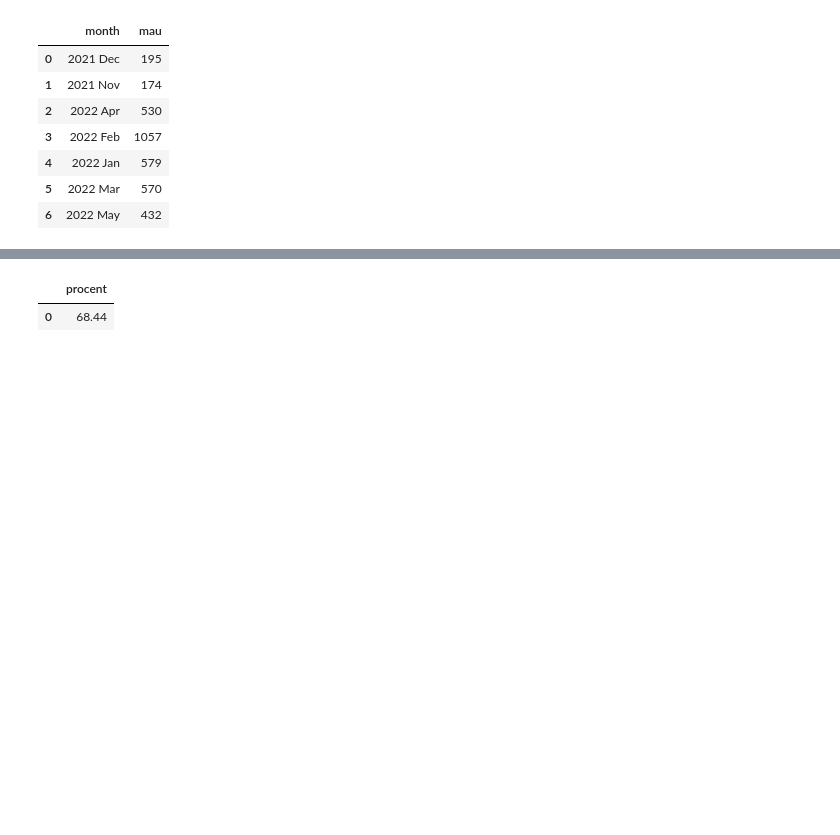
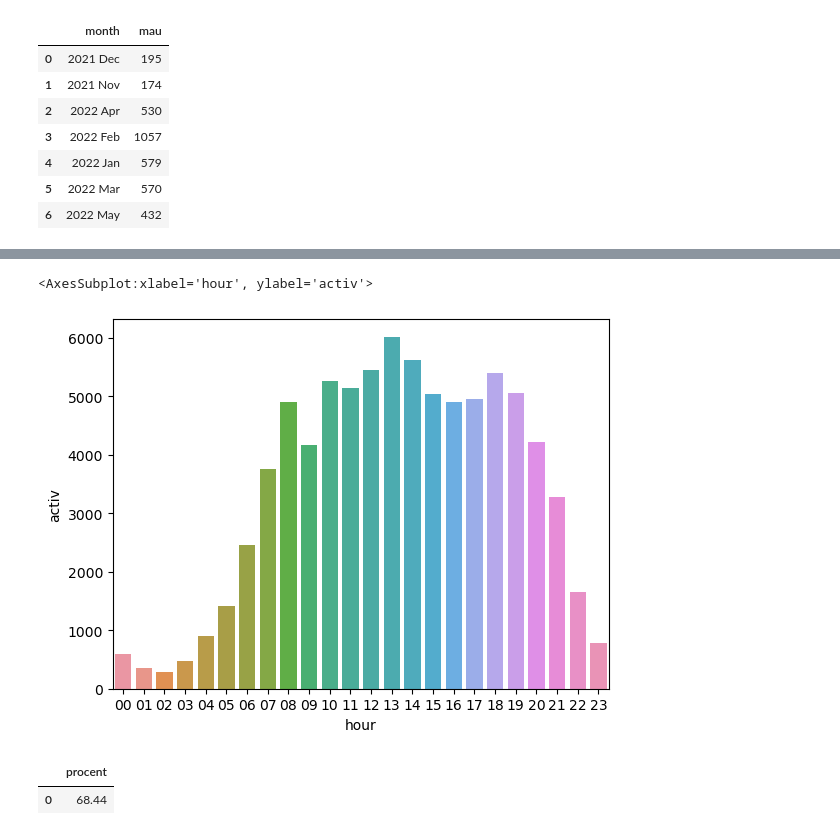
Before and after one commit to BeNormalPlease/Portfolio-Projects, a Jupyter notebook: SQL Unit-Analysis/SQL_unit_economic.ipynb, the cells around one changed output, grey strips where cells are left out. Drawn from its saved outputs; the diff is of its cells as text; code cells hidden in the pictures; blank space fills up the shorter version.

```diff
--- a/SQL Unit-Analysis/SQL_unit_economic.ipynb
+++ b/SQL Unit-Analysis/SQL_unit_economic.ipynb
@@ -85,3 +180,22 @@ pd.io.sql.read_sql(MAU, con = engine)
+# %%
+#Распределение активности по времени суток
+Hours_Activity = '''
+WITH activity as(
+    SELECT created_at, user_id FROM codesubmit
+    UNION ALL
+    SELECT created_at, user_id FROM coderun
+    UNION ALL
+    SELECT created_at, user_id FROM teststart)
+SELECT TO_CHAR(created_at, 'HH24') as hour,
+       COUNT(user_id) as activ
+FROM activity
+GROUP BY 1
+'''
+ha = pd.io.sql.read_sql(Hours_Activity, con = engine)
+sns.barplot(data=ha, x="hour", y="activ")
+# %% [output]
+<AxesSubplot:xlabel='hour', ylabel='activ'>
+[figure, added]
 # %%
 #какой % заходов не сопровождается активностью.
 Activity_Check = '''
```
Also changed, not shown: parts of 3 cells of this notebook.
